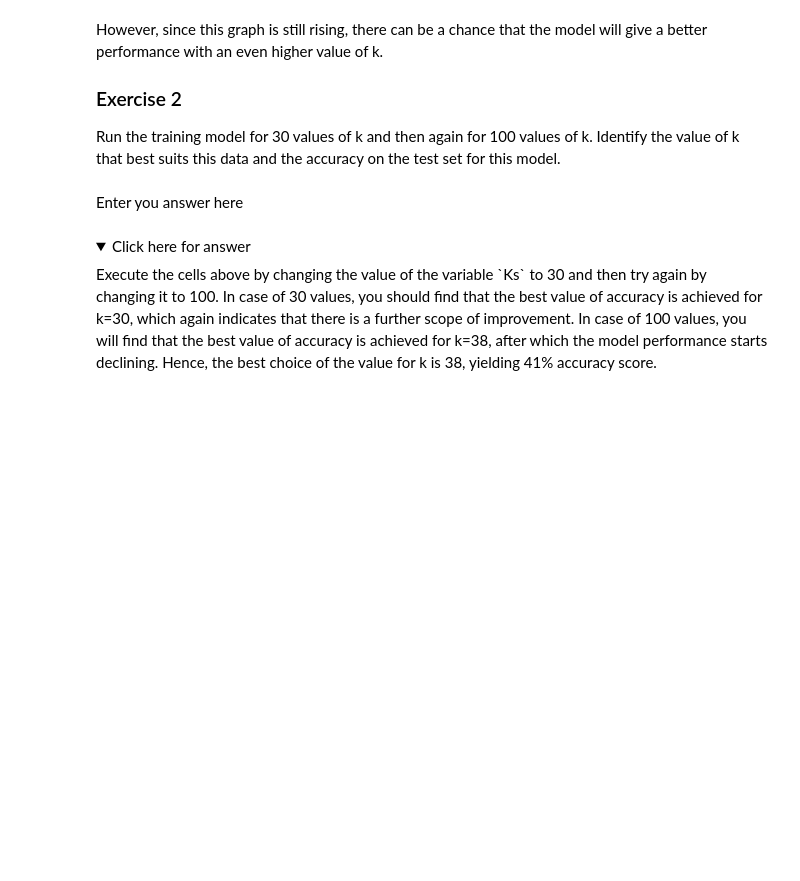
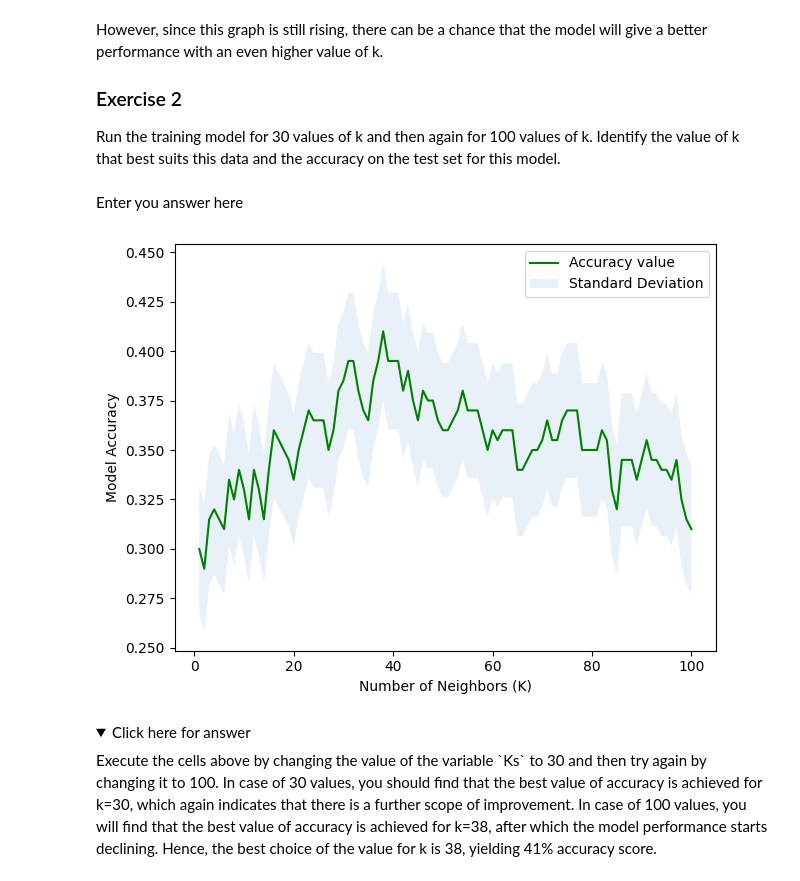
Before and after one commit to cheatforgoodmanars/Machine-Learning-with-Python--K-Nearest-Neighbors-Classifier, a Jupyter notebook: KNN-lab-v1.ipynb, the cells around one changed output. Saved outputs shown, nothing was run; the diff lists cells and outputs as text; code cells hidden in the pictures; folded sections open; blank space fills up the shorter version.

```diff
--- a/KNN-lab-v1.ipynb
+++ b/KNN-lab-v1.ipynb
@@ -143,0 +174,7 @@ Can you build the model again, but this time with k=6?
+# %%
+# write your code here
+k = 6
+knn_classifier = KNeighborsClassifier(n_neighbors=k)
+knn_model = knn_classifier.fit(X_train, y_train)
+yhat = knn_model.predict(X_test)
+print("Set Accuracy: ", accuracy_score(y_test, yhat))
@@ -189,6 +243,26 @@ However, since this graph is still rising, there can be a chance that the model
 Run the training model for 30 values of k and then again for 100 values of k. Identify the value of k that best suits this data and the accuracy on the test set for this model.
 # %% [markdown]
 Enter you answer here
+# %%
+Ks = 100
+acc = np.zeros((Ks))
+std_acc = np.zeros((Ks))
+for n in range(1,Ks+1):
+    #Train Model and Predict
+    knn_model_n = KNeighborsClassifier(n_neighbors = n).fit(X_train,y_train)
+    yhat = knn_model_n.predict(X_test)
+    acc[n-1] = accuracy_score(y_test, yhat)
+    std_acc[n-1] = np.std(yhat==y_test)/np.sqrt(yhat.shape[0])
+# %%
+plt.plot(range(1,Ks+1),acc,'g')
+plt.fill_between(range(1,Ks+1),acc - 1 * std_acc,acc + 1 * std_acc, alpha=0.10)
+plt.legend(('Accuracy value', 'Standard Deviation'))
+plt.ylabel('Model Accuracy')
+plt.xlabel('Number of Neighbors (K)')
+plt.tight_layout()
+plt.show()
+# %% [output]
+[figure, added]
 # %% [markdown]
 <details><summary>Click here for answer</summary>
 Execute the cells above by changing the value of the variable `Ks` to 30 and then try again by changing it to 100. In case of 30 values, you should find that the best value of accuracy is achieved for k=30, which again indicates that there is a further scope of improvement. In case of 100 values, you will find that the best value of accuracy is achieved for k=38, after which the model performance starts declining. Hence, the best choice of the value for k is 38, yielding 41% accuracy score.
```
Also changed, not shown: parts of 11 cells of this notebook.
